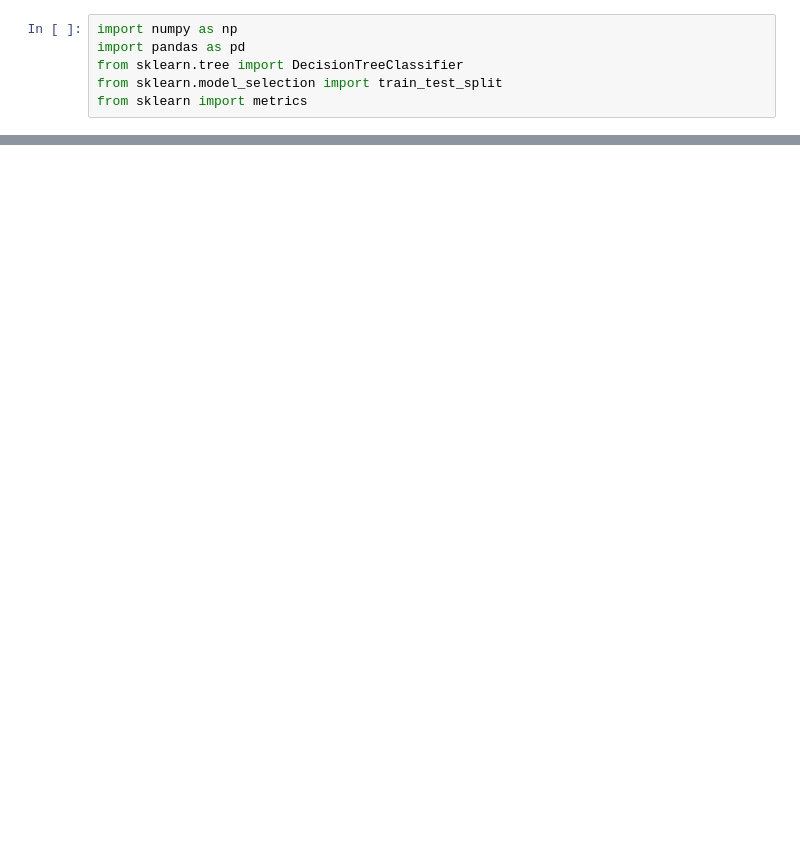
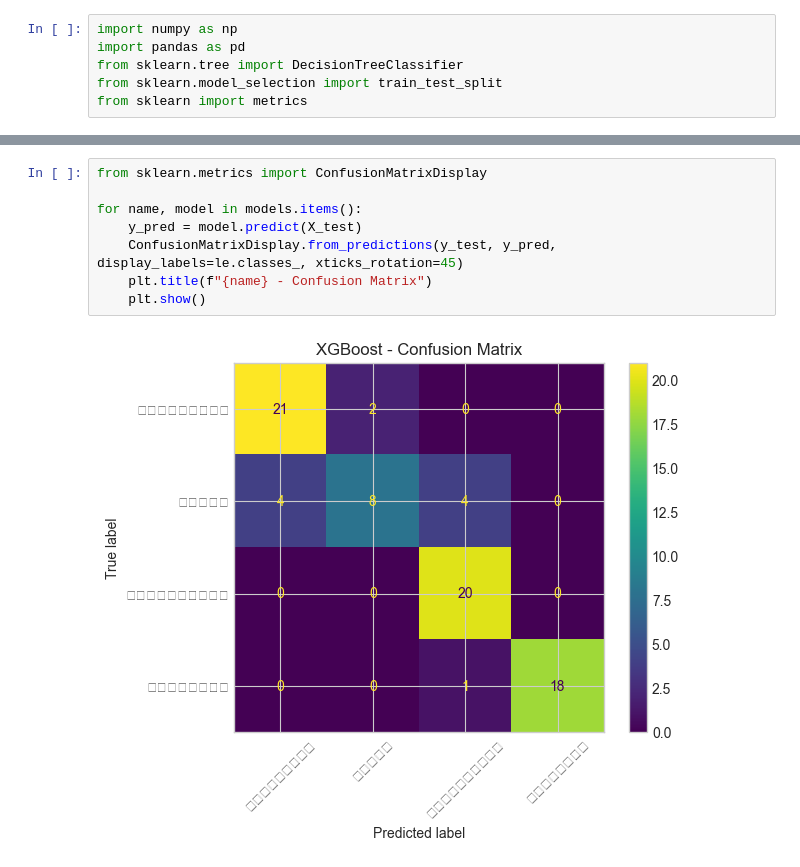
Before and after one commit to Armpa16/Food-Recommendation-System-By-Machine-Learning, a Jupyter notebook: ML/test.ipynb, the cells around one changed output, grey strips where cells are left out. Saved outputs shown, nothing was run; the diff lists cells and outputs as text; blank space fills up the shorter version.

Commit message:
Update FlaskAPI-Model

```diff
--- a/ML/test.ipynb
+++ b/ML/test.ipynb
@@ -469,0 +445,10 @@ _IncompleteInputError: incomplete input (3199456084.py, line 132)
+# %%
+from sklearn.metrics import ConfusionMatrixDisplay
+
+for name, model in models.items():
+    y_pred = model.predict(X_test)
+    ConfusionMatrixDisplay.from_predictions(y_test, y_pred, display_labels=le.classes_, xticks_rotation=45)
+    plt.title(f"{name} - Confusion Matrix")
+    plt.show()
+# %% [output]
+[figure, added]
```
Also changed, not shown: parts of 10 cells of this notebook, 24 other files.
